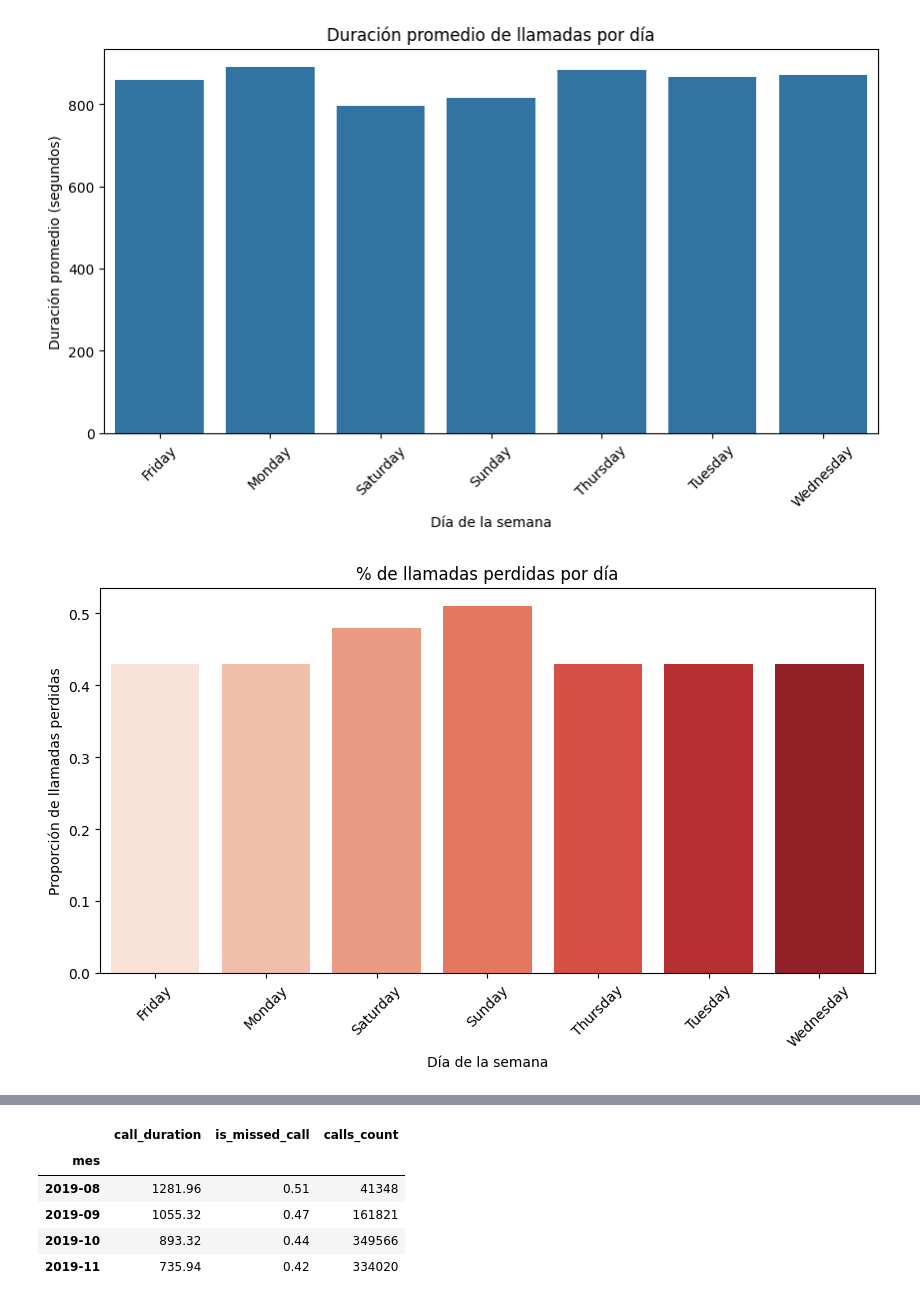
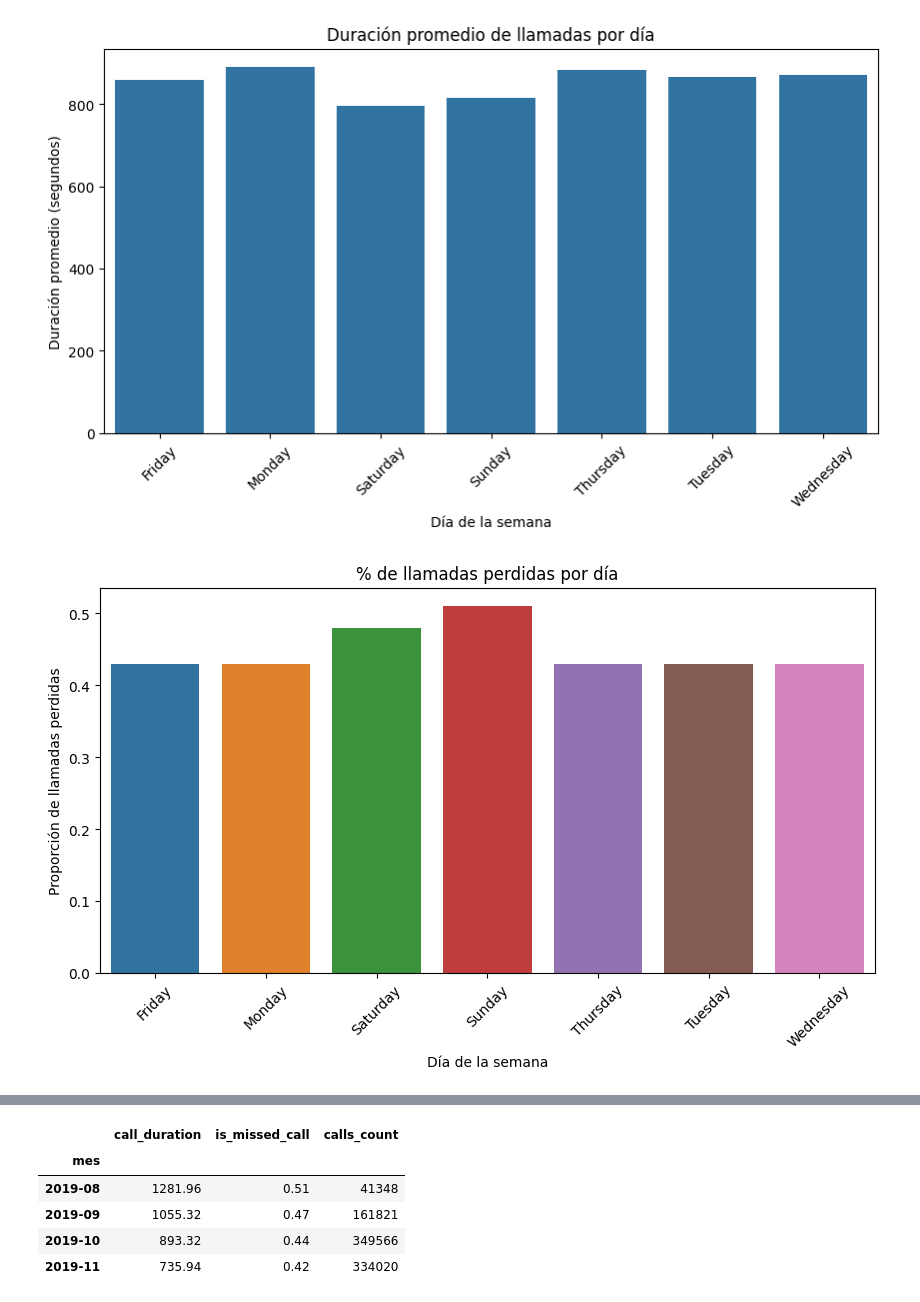
Before and after one commit to fttm-mdz/proyecto_final, a Jupyter notebook: notebooks/EDA_inicial.ipynb, the cells around one changed output, grey strips where cells are left out. Drawn from its saved outputs; the diff is of its cells as text; code cells hidden in the pictures.

```diff
--- a/notebooks/EDA_inicial.ipynb
+++ b/notebooks/EDA_inicial.ipynb
@@ -783,13 +783,13 @@ plt.show()
 [figure]
 # %%
 plt.figure(figsize=(10,5))
-sns.barplot(data=desempeno_dia.reset_index(), x="dia_semana", y="is_missed_call", hue="dia_semana", palette="Reds", legend=False)
+sns.barplot(data=desempeno_dia.reset_index(), x="dia_semana", y="is_missed_call", hue="dia_semana", legend=False)
 plt.title("% de llamadas perdidas por día")
 plt.ylabel("Proporción de llamadas perdidas")
 plt.xlabel("Día de la semana")
 plt.xticks(rotation=45)
 plt.show()
 # %% [output]
-[figure, old version]
+[figure, new version]
 # %%
 plt.figure(figsize=(10,5))
```
Also changed, not shown: parts of 8 cells of this notebook.
